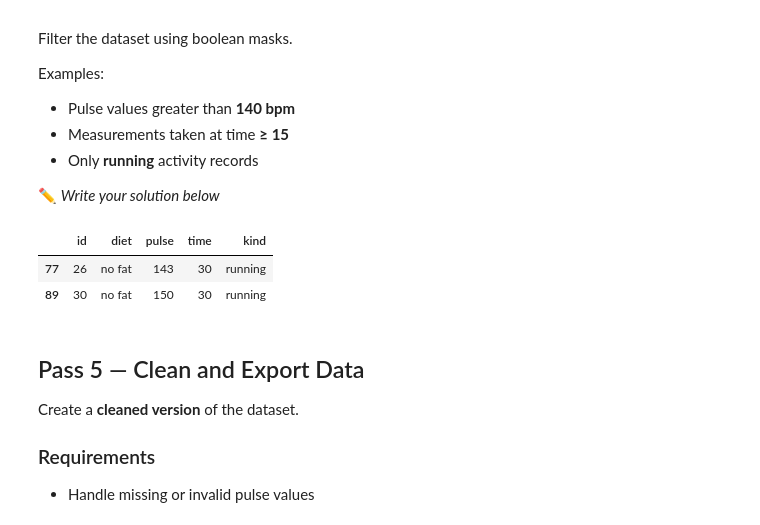
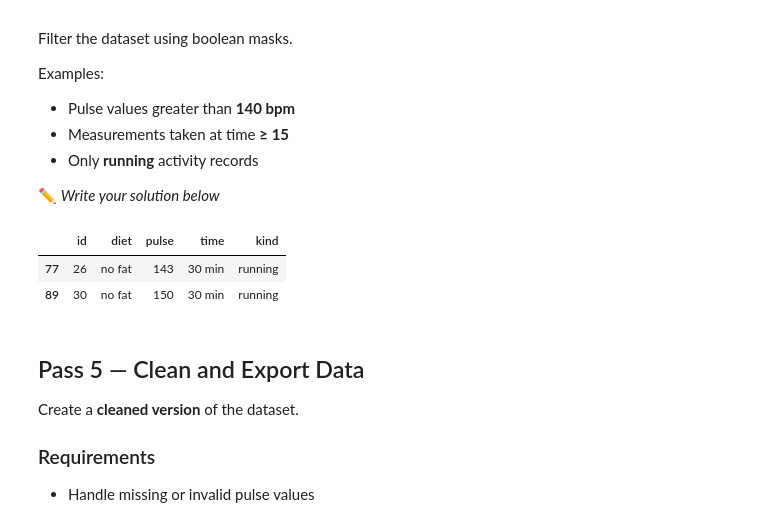
Before and after one commit to erencice/p4da-phase1-data-analysis-foundations, a Jupyter notebook: chapter-5-6.ipynb, the cells around one changed output. Cells and saved outputs as stored; diff of their text form; code cells hidden in the pictures.

```diff
--- a/chapter-5-6.ipynb
+++ b/chapter-5-6.ipynb
@@ -345,11 +359,11 @@ Examples:
 
 ✏️ *Write your solution below*
 # %%
-df[(df["pulse"] > 140) & (df["time"] >= 15) & (df["kind"] == "running")]
+df[(df["pulse"] > 140) & (df["time"] >= "15 min") & (df["kind"] == "running")]
 # %% [output]
 |  | id | diet | pulse | time | kind |
-| 77 | 26 | no fat | 143 | 30 | running |
-| 89 | 30 | no fat | 150 | 30 | running |
+| 77 | 26 | no fat | 143 | 30 min | running |
+| 89 | 30 | no fat | 150 | 30 min | running |
 # %% [markdown]
 ## Pass 5 — Clean and Export Data
 Create a **cleaned version** of the dataset.
```
Also changed, not shown: parts of 4 cells of this notebook.
